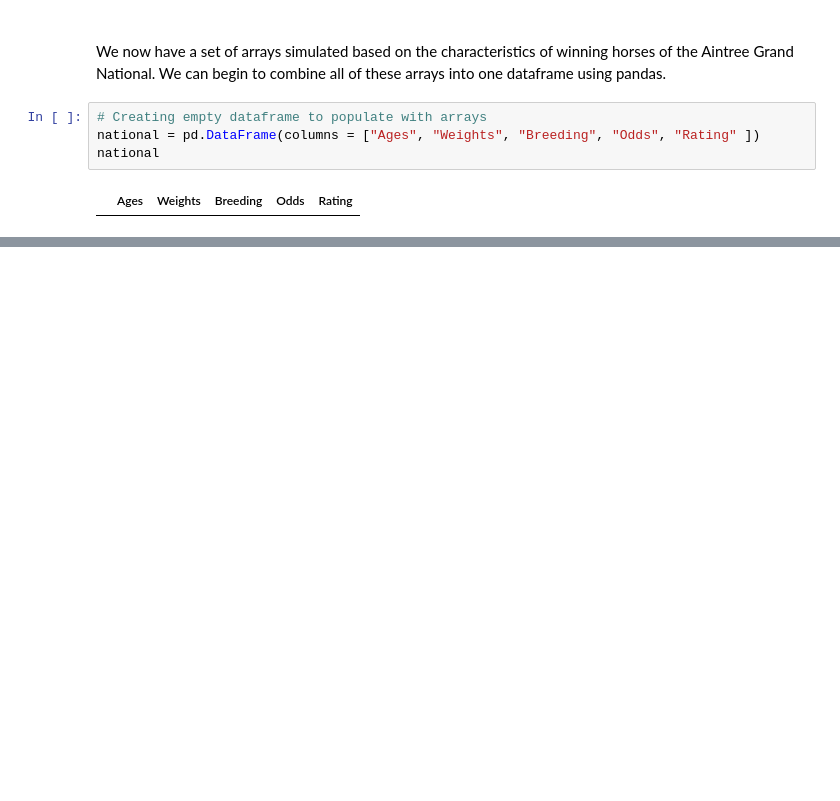
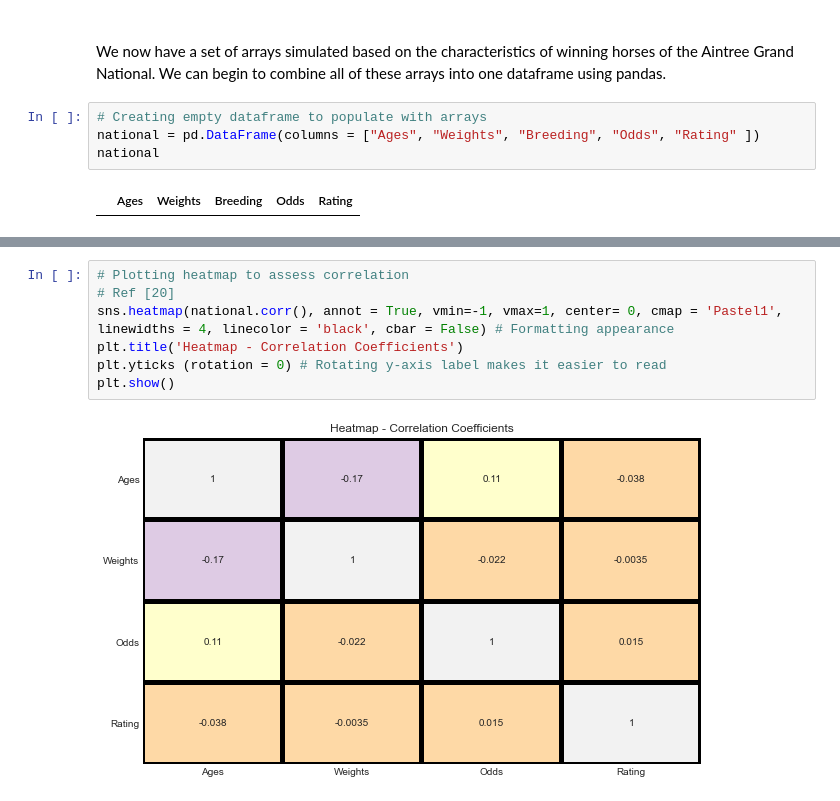
Before and after one commit to G00398275/PFDA-Simulate, a Jupyter notebook: Simulate.ipynb, the cells around one changed output, grey strips where cells are left out. Cells and saved outputs as stored; diff of their text form; blank space fills up the shorter version.

```diff
--- a/Simulate.ipynb
+++ b/Simulate.ipynb
@@ -425,0 +482,10 @@ national
+# %%
+# Plotting heatmap to assess correlation
+# Ref [20]
+sns.heatmap(national.corr(), annot = True, vmin=-1, vmax=1, center= 0, cmap = 'Pastel1',
+linewidths = 4, linecolor = 'black', cbar = False) # Formatting appearance
+plt.title('Heatmap - Correlation Coefficients')
+plt.yticks (rotation = 0) # Rotating y-axis label makes it easier to read
+plt.show()
+# %% [output]
+[figure, added]
```
Also changed, not shown: parts of 21 cells of this notebook, 1 other file.
